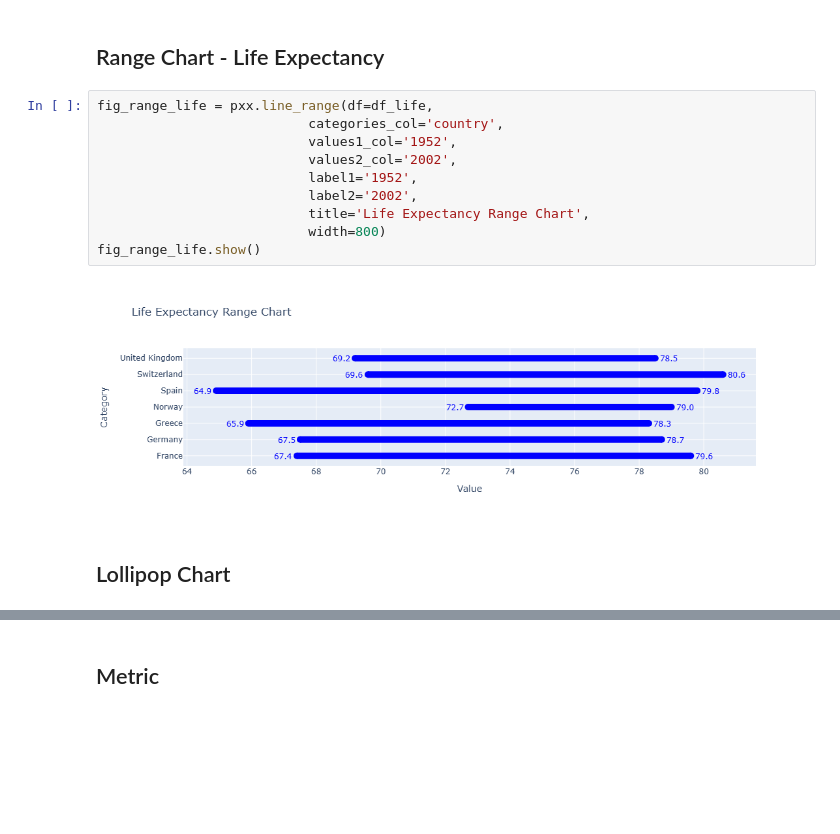
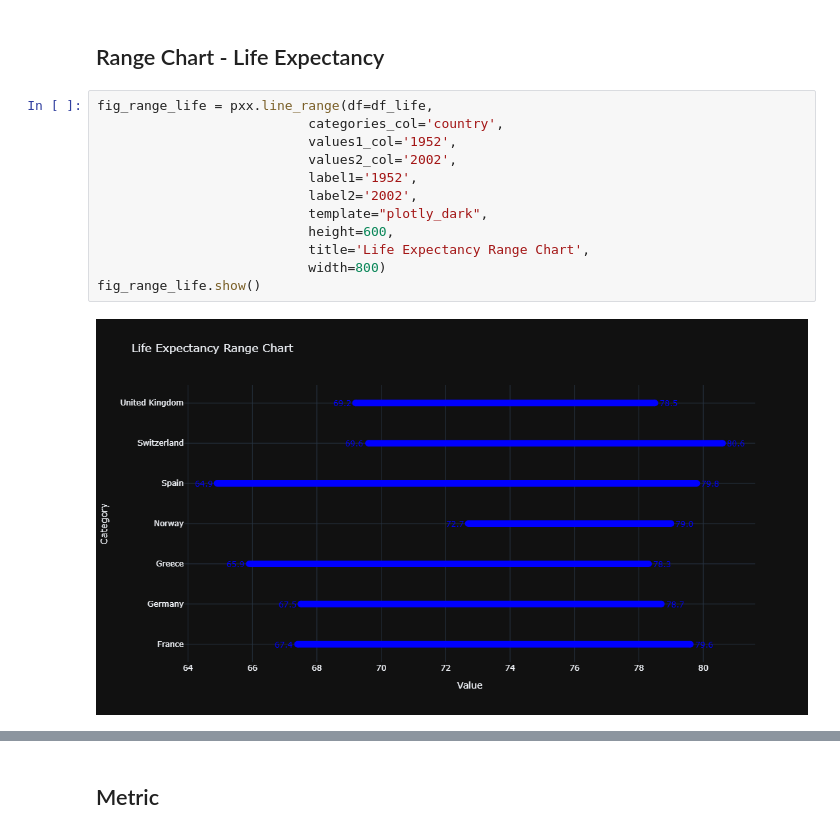
Before and after one commit to alanjones2/px-xtras2, a Jupyter notebook: demo/demo.ipynb, the cells around one changed output, grey strips where cells are left out. Cells and saved outputs as stored; diff of their text form; blank space fills up the shorter version.

```diff
--- a/demo/demo.ipynb
+++ b/demo/demo.ipynb
@@ -198,17 +232,17 @@ fig_dumbbell_life_v.show()
 # %%
 fig_range_life = pxx.line_range(df=df_life,
                            categories_col='country',
                            values1_col='1952',
                            values2_col='2002',
                            label1='1952',
                            label2='2002',
+                           template="plotly_dark",
+                           height=600,
                            title='Life Expectancy Range Chart',
                            width=800)
 fig_range_life.show()
 # %% [output]
-[figure, old version]
+[figure, new version]
-# %% [markdown]
-## Lollipop Chart
 # %%
 lollipop_df = pd.DataFrame({
     'Category': ['A', 'B', 'C', 'D', 'E'],
```
Also changed, not shown: parts of 21 cells of this notebook.
